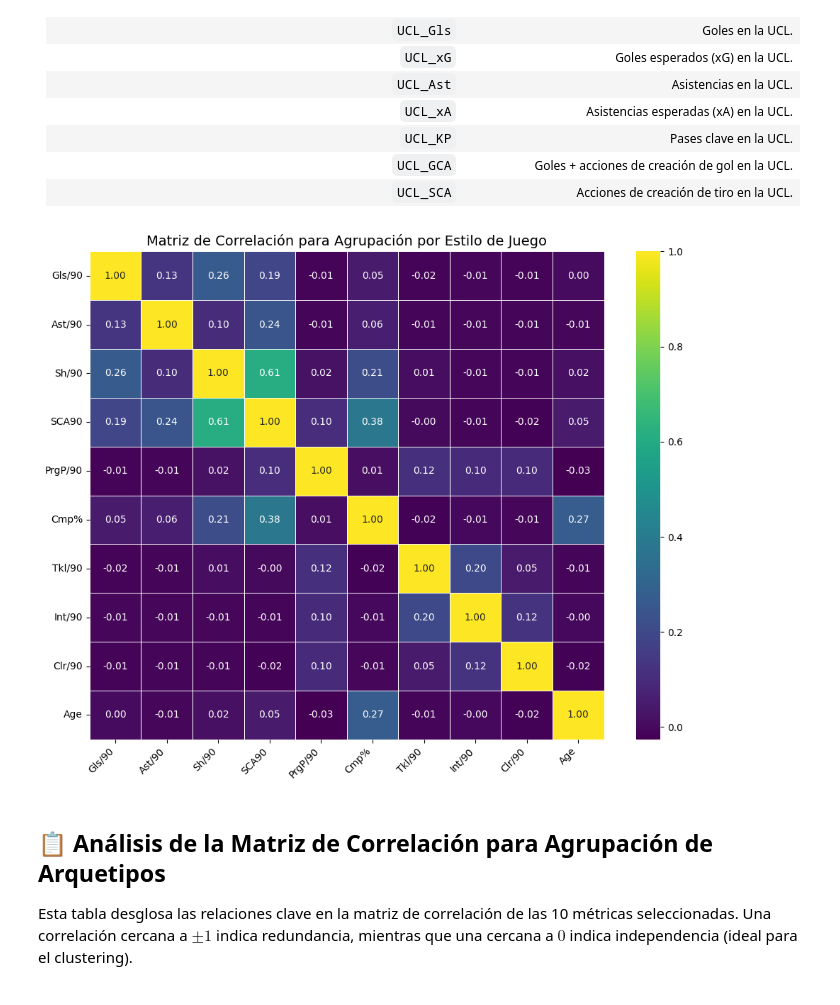
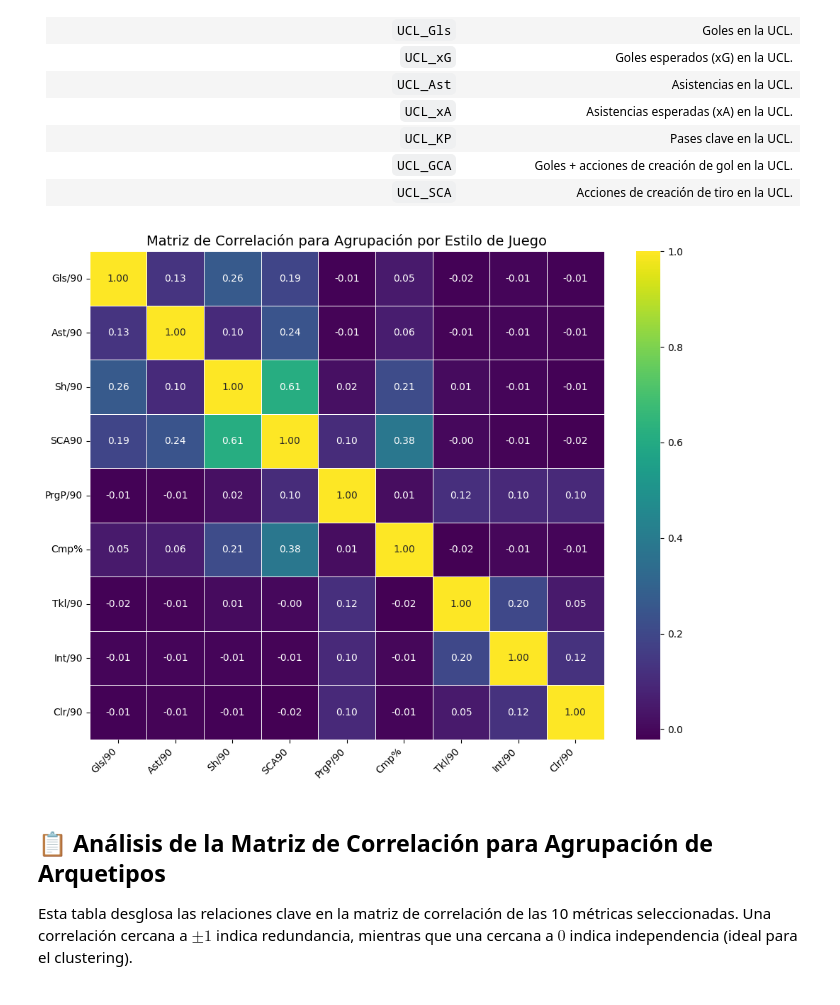
Before and after one commit to yerayhurtado/futsight, a Jupyter notebook: notebooks/03_eda.ipynb, the cells around one changed output. Cells and saved outputs as stored; diff of their text form; code cells hidden in the pictures.

```diff
--- a/notebooks/03_eda.ipynb
+++ b/notebooks/03_eda.ipynb
@@ -161,36 +161,34 @@ clustering_features = [
     # Producción Ofensiva
     'Gls/90', 'Ast/90', 'Sh/90', 'SCA90',
     # Construcción y Pases
     'PrgP/90', 'Cmp%',
     # Defensa y Contención
     'Tkl/90', 'Int/90', 'Clr/90',
-    # Contexto
-    'Age'
 ]
 
 
 # 4. Calcular la matriz de correlación
 # Se utiliza el método .corr() sobre el subconjunto de columnas.
 corr_matrix_archetype = df[clustering_features].corr()
 
 # 5. Configurar y visualizar el mapa de calor (Heatmap)
 plt.figure(figsize=(10, 8))
 sns.heatmap(
     corr_matrix_archetype,
     annot=True,              # Mostrar los valores de correlación en las celdas
     cmap='viridis',          # Esquema de color (ajustable)
     fmt=".2f",               # Formato a dos decimales
     linewidths=0.5,
     linecolor='white'
 )
 
 # 6. Ajustar etiquetas y título
 plt.title('Matriz de Correlación para Agrupación por Estilo de Juego', fontsize=14)
 plt.xticks(rotation=45, ha='right')
 plt.yticks(rotation=0)
 plt.tight_layout()
 # %% [output]
-[figure, old version]
+[figure, new version]
 # %% [markdown]
 ## 📋 Análisis de la Matriz de Correlación para Agrupación de Arquetipos
 
```
Also changed, not shown: parts of 1 cell of this notebook, 3 other files.
